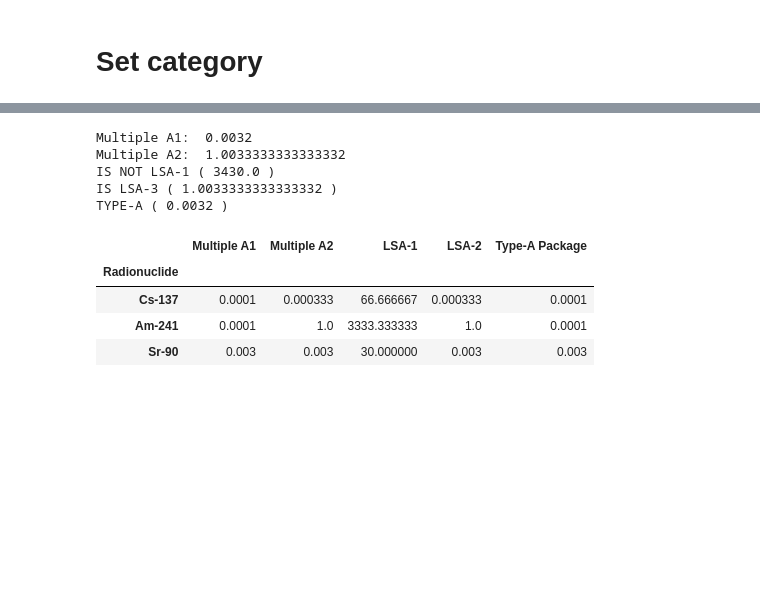
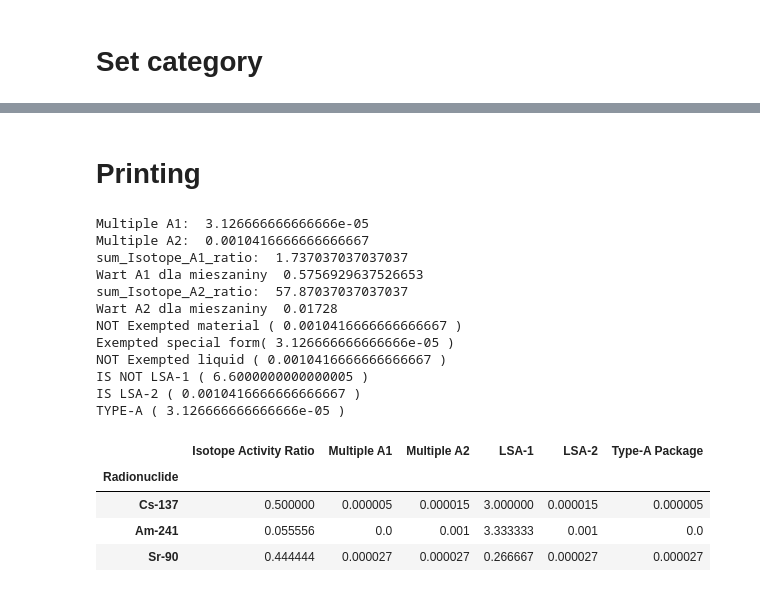
Before and after one commit to grzegrzolka/ADR-calculation, a Jupyter notebook: ADR clean.ipynb, the cells around one changed output, grey strips where cells are left out. Saved outputs shown, nothing was run; the diff lists cells and outputs as text; code cells hidden in the pictures; blank space fills up the shorter version.

```diff
--- a/ADR clean.ipynb
+++ b/ADR clean.ipynb
@@ -49,23 +49,33 @@ selected_isotopes
 # Add columns with activity, activity ratio, multiple A1 and multiple A2
 selected_isotopes ["Activity [TBq]"] = activity_list
 selected_isotopes ["Isotope Activity Ratio"] = selected_isotopes ["Activity [TBq]"] /selected_isotopes ["Activity [TBq]"].sum()
+
+selected_isotopes ["Isotope A1 Ratio"] = selected_isotopes ["Activity [TBq]"] /selected_isotopes ["Activity [TBq]"].sum() / selected_isotopes ["A1 [TBq]"]
+selected_isotopes ["Isotope A2 Ratio"] = selected_isotopes ["Activity [TBq]"] /selected_isotopes ["Activity [TBq]"].sum() / selected_isotopes ["A2 [TBq]"]
+selected_isotopes ["Isotope xxxxx"] = selected_isotopes ["Activity [TBq]"] /selected_isotopes ["Isotope A1 Ratio"]
+
 selected_isotopes ["Multiple A1"] = selected_isotopes ["Activity [TBq]"] / selected_isotopes ["A1 [TBq]"]
 selected_isotopes ["Multiple A2"] = selected_isotopes ["Activity [TBq]"] / selected_isotopes ["A2 [TBq]"]
 
 # Calculate sum of multiple A1
 sum_A1 = selected_isotopes ["Multiple A1"].sum()
+sum_Isotope_A1_ratio = selected_isotopes["Isotope A1 Ratio"].sum()
+
+# Calculate sum of multiple A2
 sum_A2 = selected_isotopes ["Multiple A2"].sum()
+sum_Isotope_A2_ratio = selected_isotopes["Isotope A2 Ratio"].sum()
 
 # Add column for LSA-1, LSA-2, Type-A Package
 selected_isotopes ["Activity concentration in consignment (Bq/g)"] = selected_isotopes ["Activity [TBq]"] * 1000000000 / mass_kg
-selected_isotopes["LSA-1"] = selected_isotopes ["Activity concentration in consignment (Bq/g)"] / 30 / selected_isotopes ["Activity concentration for exempt material (Bq/g)"]
-selected_isotopes["LSA-2"] = selected_isotopes ["Activity concentration in consignment (Bq/g)"] / selected_isotopes["A2 [TBq]"] / 100000000
-selected_isotopes["Type-A Package"] =  selected_isotopes ["Activity [TBq]"] / selected_isotopes ["A1 [TBq]"]
+selected_isotopes["Average specific activty"] = selected_isotopes ["Activity concentration in consignment (Bq/g)"] / selected_isotopes ["Activity concentration for exempt material (Bq/g)"]
+# selected_isotopes["LSA-2"] = selected_isotopes ["Activity concentration in consignment (Bq/g)"] / selected_isotopes["A2 [TBq]"] / 100000000
+# selected_isotopes["Type-A Package"] =  selected_isotopes ["Activity [TBq]"] / selected_isotopes ["A1 [TBq]"]
 
 # Calculate sums
-lsa_1_sum = selected_isotopes["LSA-1"].sum()
-lsa_2_sum = selected_isotopes["LSA-2"].sum()
+average_activity_sum = selected_isotopes["Average specific activty"].sum()
+# lsa_2_sum = selected_isotopes["LSA-2"].sum()
 type_A_sum = selected_isotopes["Type-A Package"].sum()
+act_concent_in_package_sum = selected_isotopes ["Activity concentration in consignment (Bq/g)"].sum()
 
 selected_isotopes
 # %% [output]
@@ -80,38 +112,75 @@ selected_isotopes
+# %% [markdown]
+# Printing
 # %%
 # Multiple A1, A2
 print("Multiple A1: ", sum_A1)
 print("Multiple A2: ", sum_A2)
+
+print("sum_Isotope_A1_ratio: ", sum_Isotope_A1_ratio)
+print("Wart A1 dla mieszaniny ", 1/sum_Isotope_A1_ratio)
+
+print("sum_Isotope_A2_ratio: ", sum_Isotope_A2_ratio)
+print("Wart A2 dla mieszaniny ", 1/sum_Isotope_A2_ratio)
+
+# exempted material
+if sum_A2  <= 0.001:
+    print("Exempted material (", selected_isotopes ["Multiple A2"].sum(), ")")
+else:
+    print("NOT Exempted material (", selected_isotopes ["Multiple A2"].sum(), ")")
+
+# exempted special form
+if sum_A1  <= 0.001:
+    print("Exempted special form(", selected_isotopes ["Multiple A1"].sum(), ")")
+else:
+    print("NOT Exempted special form (", selected_isotopes ["Multiple A1"].sum(), ")")
+
+# exempted liquid
+if sum_A2  <= 0.0001:
+    print("Exempted liquid(", selected_isotopes ["Multiple A2"].sum(), ")")
+else:
+    print("NOT Exempted liquid (", selected_isotopes ["Multiple A2"].sum(), ")")
+
+# LSA-Ia
+
+
 
 # LSA-1
 if lsa_1_sum  <= 1:
     print("IS LSA-1 (", selected_isotopes["LSA-1"].sum(), ")")
 else:
     print("IS NOT LSA-1 (", selected_isotopes["LSA-1"].sum(), ")")
 
 # LSA-2
 if lsa_2_sum <= 1:
     print("IS LSA-2 (", lsa_2_sum, ")")
 else:
     print("IS LSA-3 (", lsa_2_sum, ")")
 
 # Type-A Package
 if type_A_sum <= 1:
     print("TYPE-A (", type_A_sum, ")")
 else:
     print("NOT TYPE-A (", type_A_sum, ")")
 
 # Print table
 print("")
 print("")
-selected_isotopes[["Multiple A1", "Multiple A2", "LSA-1", "LSA-2", "Type-A Package"]]
+selected_isotopes[["Isotope Activity Ratio", "Multiple A1", "Multiple A2", "LSA-1", "LSA-2", "Type-A Package"]]
 # %% [output]
-Multiple A1:  0.0032
-Multiple A2:  1.0033333333333332
-IS NOT LSA-1 ( 3430.0 )
-IS LSA-3 ( 1.0033333333333332 )
-TYPE-A ( 0.0032 )
+Multiple A1:  3.126666666666666e-05
+Multiple A2:  0.0010416666666666667
+sum_Isotope_A1_ratio:  1.737037037037037
+Wart A1 dla mieszaniny  0.5756929637526653
+sum_Isotope_A2_ratio:  57.87037037037037
+Wart A2 dla mieszaniny  0.01728
+NOT Exempted material ( 0.0010416666666666667 )
+Exempted special form( 3.126666666666666e-05 )
+NOT Exempted liquid ( 0.0010416666666666667 )
+IS NOT LSA-1 ( 6.6000000000000005 )
+IS LSA-2 ( 0.0010416666666666667 )
+TYPE-A ( 3.126666666666666e-05 )
-|  | Multiple A1 | Multiple A2 | LSA-1 | LSA-2 | Type-A Package |
-| Radionuclide |  |  |  |  |  |
-| Cs-137 | 0.0001 | 0.000333 | 66.666667 | 0.000333 | 0.0001 |
-| Am-241 | 0.0001 | 1.0 | 3333.333333 | 1.0 | 0.0001 |
-| Sr-90 | 0.003 | 0.003 | 30.000000 | 0.003 | 0.003 |
+|  | Isotope Activity Ratio | Multiple A1 | Multiple A2 | LSA-1 | LSA-2 | Type-A Package |
+| Radionuclide |  |  |  |  |  |  |
+| Cs-137 | 0.500000 | 0.000005 | 0.000015 | 3.000000 | 0.000015 | 0.000005 |
+| Am-241 | 0.055556 | 0.0 | 0.001 | 3.333333 | 0.001 | 0.0 |
+| Sr-90 | 0.444444 | 0.000027 | 0.000027 | 0.266667 | 0.000027 | 0.000027 |
```
Also changed, not shown: parts of 3 cells of this notebook, 2 other files.
